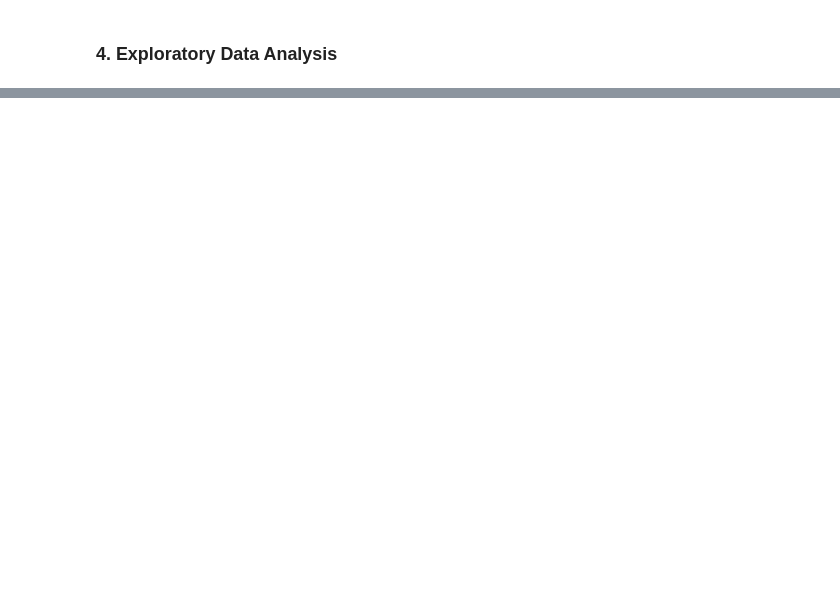
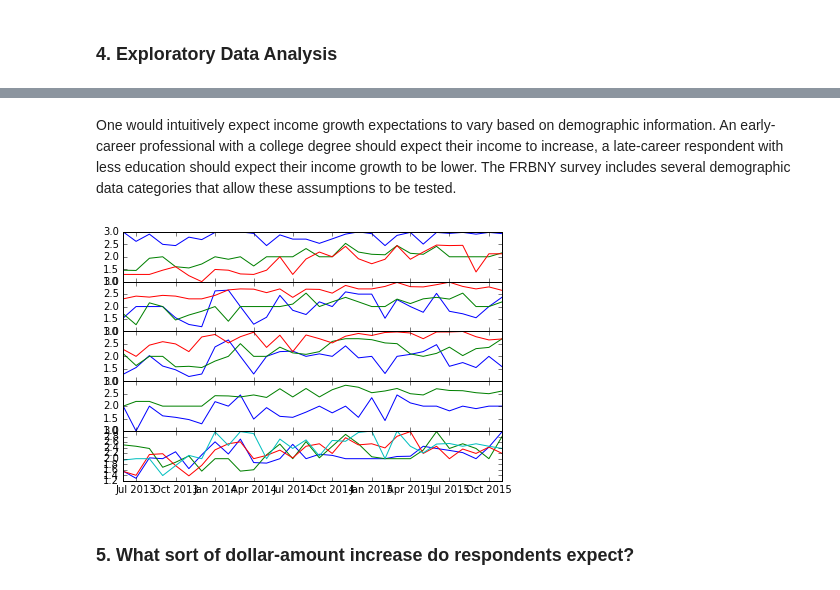
Before and after one commit to jhamski/IS602_Project, a Jupyter notebook: IS602_FinalProject_JHamski.ipynb, the cells around one changed output, grey strips where cells are left out. Saved outputs shown, nothing was run; the diff lists cells and outputs as text; code cells hidden in the pictures; blank space fills up the shorter version.

```diff
--- a/IS602_FinalProject_JHamski.ipynb
+++ b/IS602_FinalProject_JHamski.ipynb
@@ -114,0 +163,27 @@ plt.show()
+# %% [markdown]
+One would intuitively expect income growth expectations to vary based on demographic information. An early-career professional with a college degree should expect their income to increase, a late-career respondent with less education should expect their income growth to be lower. The FRBNY survey includes several demographic data categories that allow these assumptions to be tested.
+# %%
+results_demo = data_results_demo.set_index(keys='Month', drop=True)
+
+fig, axes = plt.subplots(nrows=5, ncols=1, sharex=True)
+ax0, ax1, ax2, ax3, ax4 = axes.flat
+
+ax0.plot(results_demo.ix[:,0:3])
+
+ax1.plot(results_demo.ix[:,3:6])
+
+ax2.plot(results_demo.ix[:,6:9])
+
+ax3.plot(results_demo.ix[:,9:11])
+
+ax4.plot(results_demo.ix[:,11:15])
+
+plt.tight_layout()
+
+plt.subplots_adjust(hspace = 0.001)
+
+plt.show()
+# %% [output]
+[figure, added]
+# %% [markdown]
+### 5. What sort of dollar-amount increase do respondents expect?
```
Also changed, not shown: parts of 21 cells of this notebook.
